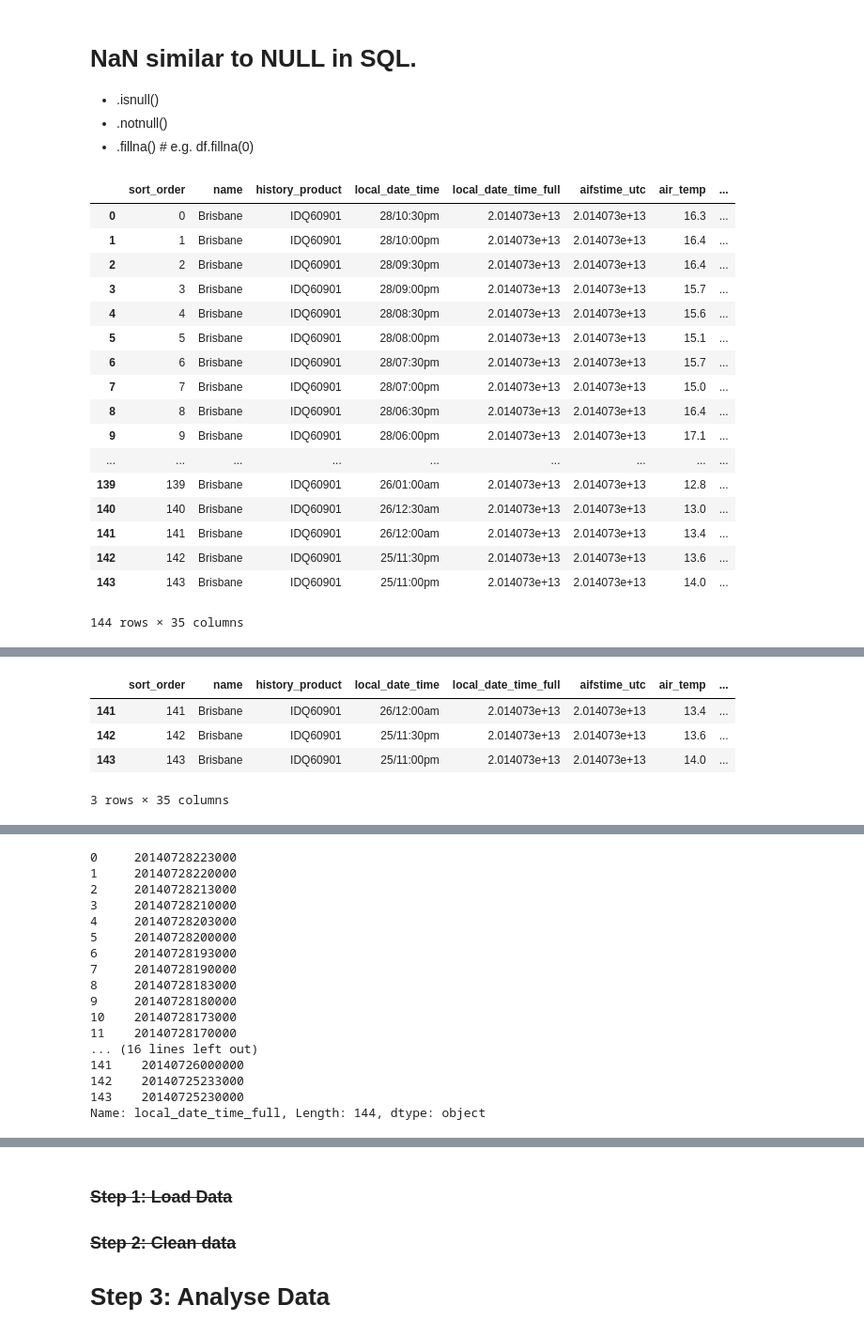
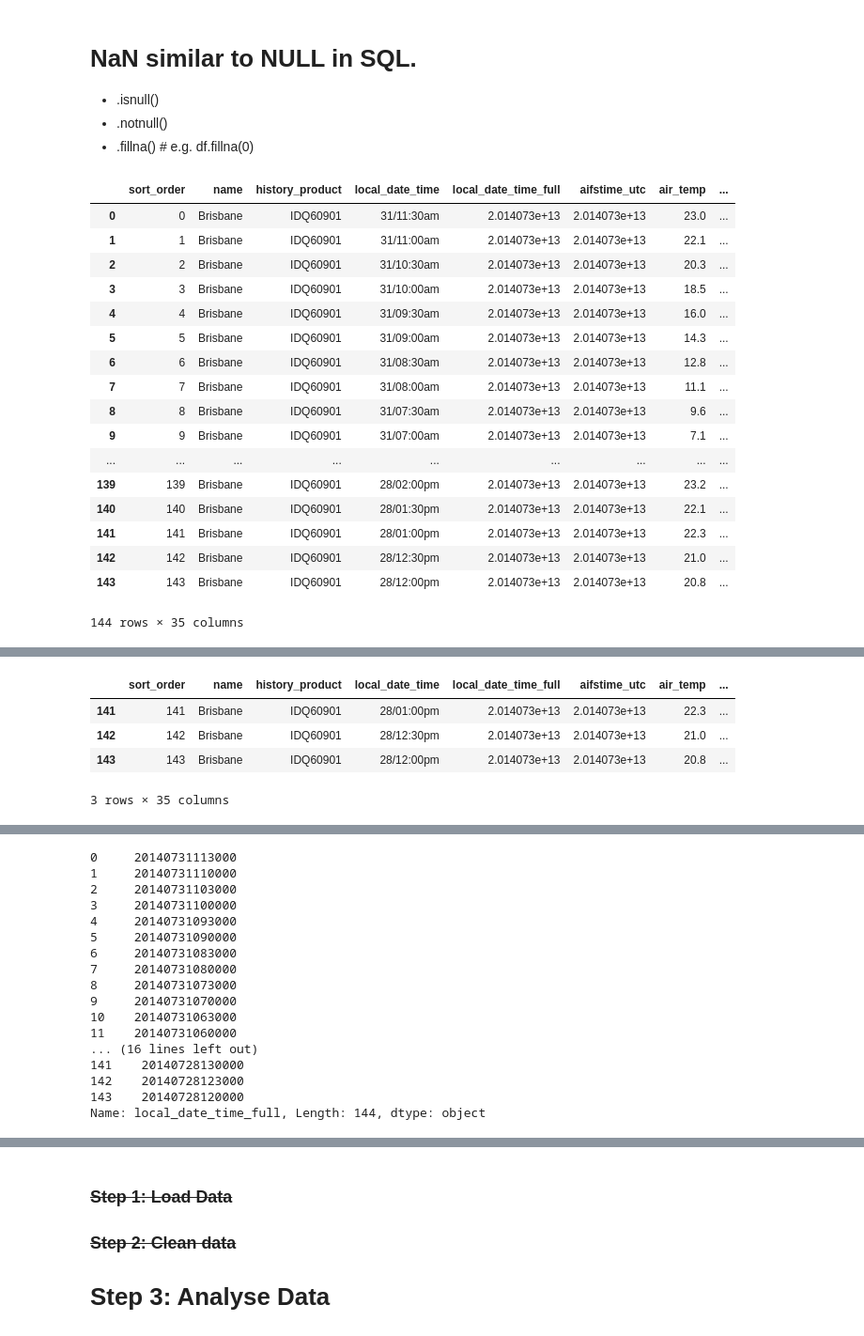
Before and after one commit to lexual/2014-PyConAU-Pandas-talk, a Jupyter notebook: slides.ipynb, the cells around one changed output, grey strips where cells are left out. Shown: that part at 94% size. Drawn from its saved outputs; the diff is of its cells as text; code cells hidden in the pictures.

```diff
--- a/slides.ipynb
+++ b/slides.ipynb
@@ -74,0 +77,3 @@ CParserError: Error tokenizing data. C error: Expected 2 fields in line 20, saw
+# %%
+csv_location = 'http://www.bom.gov.au/fwo/IDQ60901/IDQ60901.94576.axf'
+# df = pd.read_csv(csv_location)
@@ -96,7 +149,7 @@ with open(fname) as f:
 165
 # %%
 # index, dataframe, series
-df = pd.read_csv(fname, skiprows=19)
+df = pd.read_csv(csv_location, skiprows=19)
 df
 # %% [output]
 |  | sort_order | wmo | name[80] | history_product[80] | local_date_time[80] | local_date_time_full[80] | ... |
@@ -304,25 +357,28 @@ df.iloc[-4:]
 * .fillna()  # e.g. df.fillna(0)
 # %%
 # option 1
+df.iloc[:-2]
+
+# option 2
 df.dropna()
 # %% [output]
 |  | sort_order | name | history_product | local_date_time | local_date_time_full | aifstime_utc | air_temp | ... |
-| 0 | 0 | Brisbane | IDQ60901 | 28/10:30pm | 2.014073e+13 | 2.014073e+13 | 16.3 | ... |
-| 1 | 1 | Brisbane | IDQ60901 | 28/10:00pm | 2.014073e+13 | 2.014073e+13 | 16.4 | ... |
-| 2 | 2 | Brisbane | IDQ60901 | 28/09:30pm | 2.014073e+13 | 2.014073e+13 | 16.4 | ... |
-| 3 | 3 | Brisbane | IDQ60901 | 28/09:00pm | 2.014073e+13 | 2.014073e+13 | 15.7 | ... |
-| 4 | 4 | Brisbane | IDQ60901 | 28/08:30pm | 2.014073e+13 | 2.014073e+13 | 15.6 | ... |
-| 5 | 5 | Brisbane | IDQ60901 | 28/08:00pm | 2.014073e+13 | 2.014073e+13 | 15.1 | ... |
-| 6 | 6 | Brisbane | IDQ60901 | 28/07:30pm | 2.014073e+13 | 2.014073e+13 | 15.7 | ... |
-| 7 | 7 | Brisbane | IDQ60901 | 28/07:00pm | 2.014073e+13 | 2.014073e+13 | 15.0 | ... |
-| 8 | 8 | Brisbane | IDQ60901 | 28/06:30pm | 2.014073e+13 | 2.014073e+13 | 16.4 | ... |
-| 9 | 9 | Brisbane | IDQ60901 | 28/06:00pm | 2.014073e+13 | 2.014073e+13 | 17.1 | ... |
+| 0 | 0 | Brisbane | IDQ60901 | 31/11:30am | 2.014073e+13 | 2.014073e+13 | 23.0 | ... |
+| 1 | 1 | Brisbane | IDQ60901 | 31/11:00am | 2.014073e+13 | 2.014073e+13 | 22.1 | ... |
+| 2 | 2 | Brisbane | IDQ60901 | 31/10:30am | 2.014073e+13 | 2.014073e+13 | 20.3 | ... |
+| 3 | 3 | Brisbane | IDQ60901 | 31/10:00am | 2.014073e+13 | 2.014073e+13 | 18.5 | ... |
+| 4 | 4 | Brisbane | IDQ60901 | 31/09:30am | 2.014073e+13 | 2.014073e+13 | 16.0 | ... |
+| 5 | 5 | Brisbane | IDQ60901 | 31/09:00am | 2.014073e+13 | 2.014073e+13 | 14.3 | ... |
+| 6 | 6 | Brisbane | IDQ60901 | 31/08:30am | 2.014073e+13 | 2.014073e+13 | 12.8 | ... |
+| 7 | 7 | Brisbane | IDQ60901 | 31/08:00am | 2.014073e+13 | 2.014073e+13 | 11.1 | ... |
+| 8 | 8 | Brisbane | IDQ60901 | 31/07:30am | 2.014073e+13 | 2.014073e+13 | 9.6 | ... |
+| 9 | 9 | Brisbane | IDQ60901 | 31/07:00am | 2.014073e+13 | 2.014073e+13 | 7.1 | ... |
 | ... | ... | ... | ... | ... | ... | ... | ... | ... |
-| 139 | 139 | Brisbane | IDQ60901 | 26/01:00am | 2.014073e+13 | 2.014073e+13 | 12.8 | ... |
-| 140 | 140 | Brisbane | IDQ60901 | 26/12:30am | 2.014073e+13 | 2.014073e+13 | 13.0 | ... |
-| 141 | 141 | Brisbane | IDQ60901 | 26/12:00am | 2.014073e+13 | 2.014073e+13 | 13.4 | ... |
-| 142 | 142 | Brisbane | IDQ60901 | 25/11:30pm | 2.014073e+13 | 2.014073e+13 | 13.6 | ... |
-| 143 | 143 | Brisbane | IDQ60901 | 25/11:00pm | 2.014073e+13 | 2.014073e+13 | 14.0 | ... |
+| 139 | 139 | Brisbane | IDQ60901 | 28/02:00pm | 2.014073e+13 | 2.014073e+13 | 23.2 | ... |
+| 140 | 140 | Brisbane | IDQ60901 | 28/01:30pm | 2.014073e+13 | 2.014073e+13 | 22.1 | ... |
+| 141 | 141 | Brisbane | IDQ60901 | 28/01:00pm | 2.014073e+13 | 2.014073e+13 | 22.3 | ... |
+| 142 | 142 | Brisbane | IDQ60901 | 28/12:30pm | 2.014073e+13 | 2.014073e+13 | 21.0 | ... |
+| 143 | 143 | Brisbane | IDQ60901 | 28/12:00pm | 2.014073e+13 | 2.014073e+13 | 20.8 | ... |
 144 rows × 35 columns
 # %%
 # This will be a Series of True, False values.
@@ -357,9 +413,9 @@ df = df[df['name'].notnull()]
 df.iloc[-3:]
 # %% [output]
 |  | sort_order | name | history_product | local_date_time | local_date_time_full | aifstime_utc | air_temp | ... |
-| 141 | 141 | Brisbane | IDQ60901 | 26/12:00am | 2.014073e+13 | 2.014073e+13 | 13.4 | ... |
-| 142 | 142 | Brisbane | IDQ60901 | 25/11:30pm | 2.014073e+13 | 2.014073e+13 | 13.6 | ... |
-| 143 | 143 | Brisbane | IDQ60901 | 25/11:00pm | 2.014073e+13 | 2.014073e+13 | 14.0 | ... |
+| 141 | 141 | Brisbane | IDQ60901 | 28/01:00pm | 2.014073e+13 | 2.014073e+13 | 22.3 | ... |
+| 142 | 142 | Brisbane | IDQ60901 | 28/12:30pm | 2.014073e+13 | 2.014073e+13 | 21.0 | ... |
+| 143 | 143 | Brisbane | IDQ60901 | 28/12:00pm | 2.014073e+13 | 2.014073e+13 | 20.8 | ... |
 3 rows × 35 columns
 # %%
 # That's a weird looking date.
@@ -410,22 +466,22 @@ def from_float_to_string(f):
     return str(int(f))
 df['local_date_time_full'].map(from_float_to_string)
 # %% [output]
-0     20140728223000
-1     20140728220000
-2     20140728213000
-3     20140728210000
-4     20140728203000
-5     20140728200000
-6     20140728193000
-7     20140728190000
-8     20140728183000
-9     20140728180000
-10    20140728173000
-11    20140728170000
+0     20140731113000
+1     20140731110000
+2     20140731103000
+3     20140731100000
+4     20140731093000
+5     20140731090000
+6     20140731083000
+7     20140731080000
+8     20140731073000
+9     20140731070000
+10    20140731063000
+11    20140731060000
 ... (16 lines left out)
-141    20140726000000
-142    20140725233000
-143    20140725230000
+141    20140728130000
+142    20140728123000
+143    20140728120000
 Name: local_date_time_full, Length: 144, dtype: object
 # %%
 # pd.to_datetime, can parse any date-like strings you throw at it!
```
Also changed, not shown: parts of 30 cells of this notebook.
